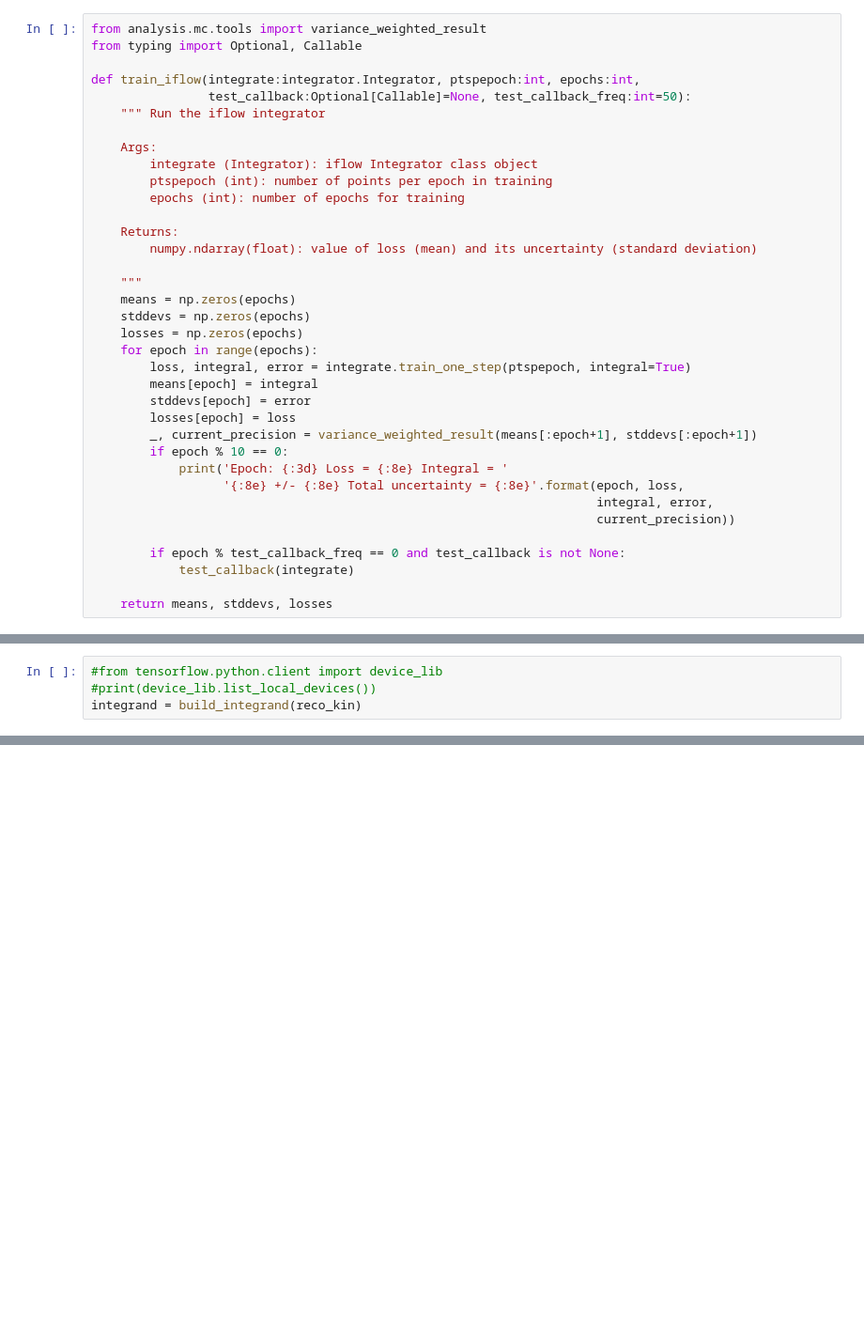
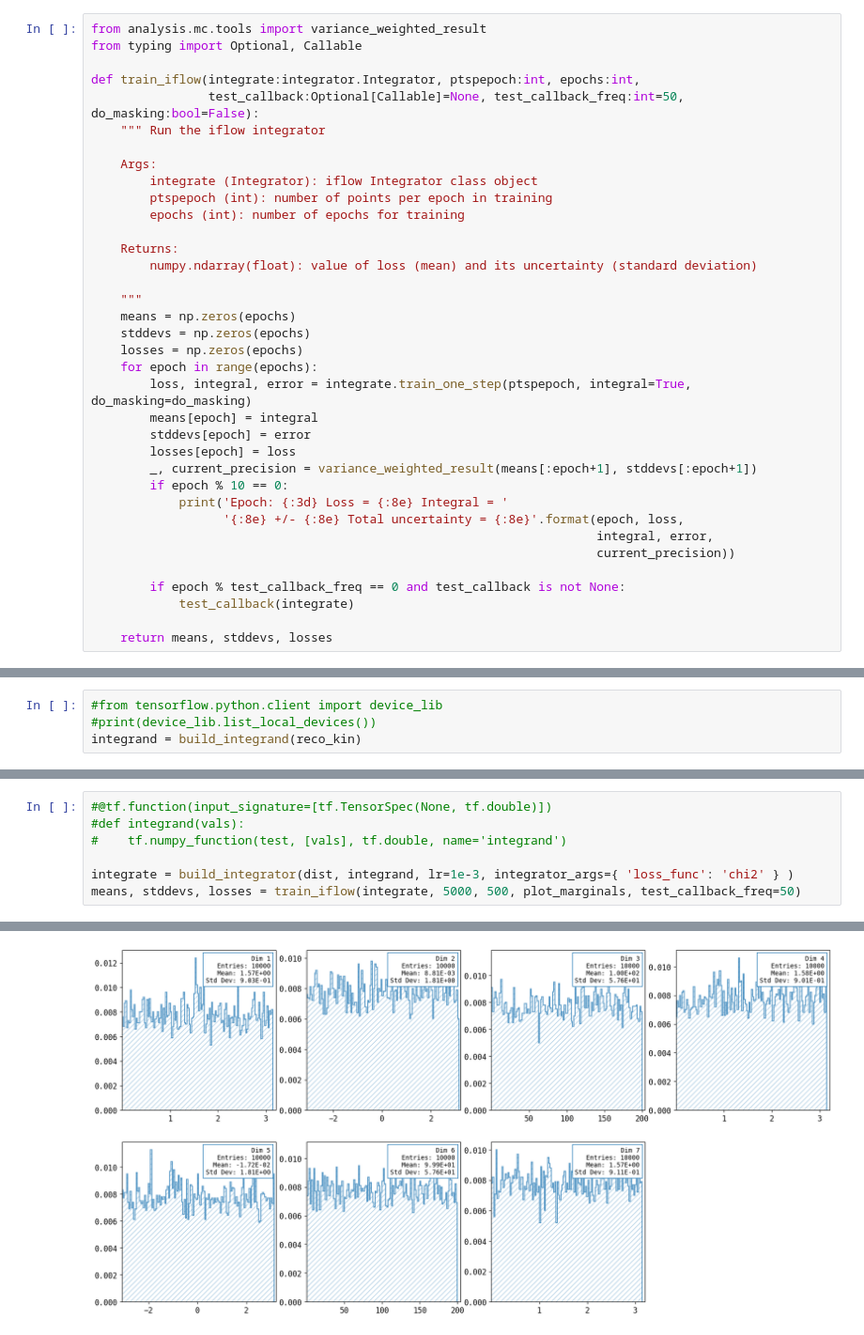
Before and after one commit to nVentis/MEM_HEP, a Jupyter notebook: notebooks/iflow_mem.ipynb, the cells around one changed output, grey strips where cells are left out. Shown at 94% size. Drawn from its saved outputs; the diff is of its cells as text; blank space fills up the shorter version.

Commit message:
Transfer function plots

```diff
--- a/notebooks/iflow_mem.ipynb
+++ b/notebooks/iflow_mem.ipynb
@@ -66,7 +66,7 @@ from analysis.mc.tools import variance_weighted_result
 from typing import Optional, Callable
 
 def train_iflow(integrate:integrator.Integrator, ptspepoch:int, epochs:int,
-                test_callback:Optional[Callable]=None, test_callback_freq:int=50):
+                test_callback:Optional[Callable]=None, test_callback_freq:int=50, do_masking:bool=False):
     """ Run the iflow integrator
 
     Args:
@@ -82,7 +82,7 @@ def train_iflow(integrate:integrator.Integrator, ptspepoch:int, epochs:int,
     stddevs = np.zeros(epochs)
     losses = np.zeros(epochs)
     for epoch in range(epochs):
-        loss, integral, error = integrate.train_one_step(ptspepoch, integral=True)
+        loss, integral, error = integrate.train_one_step(ptspepoch, integral=True, do_masking=do_masking)
         means[epoch] = integral
         stddevs[epoch] = error
         losses[epoch] = loss
@@ -281,0 +260,8 @@ for i in range(len(ax)):
+# %%
+#@tf.function(input_signature=[tf.TensorSpec(None, tf.double)])
+#def integrand(vals):
+#    tf.numpy_function(test, [vals], tf.double, name='integrand')
+
+integrate = build_integrator(dist, integrand, lr=1e-3, integrator_args={ 'loss_func': 'chi2' } )
+means, stddevs, losses = train_iflow(integrate, 5000, 500, plot_marginals, test_callback_freq=50)
+# %% [output]
@@ -281,0 +286 @@ for i in range(len(ax)):
+[figure, added]
```
Also changed, not shown: parts of 7 cells of this notebook, 35 other files.
